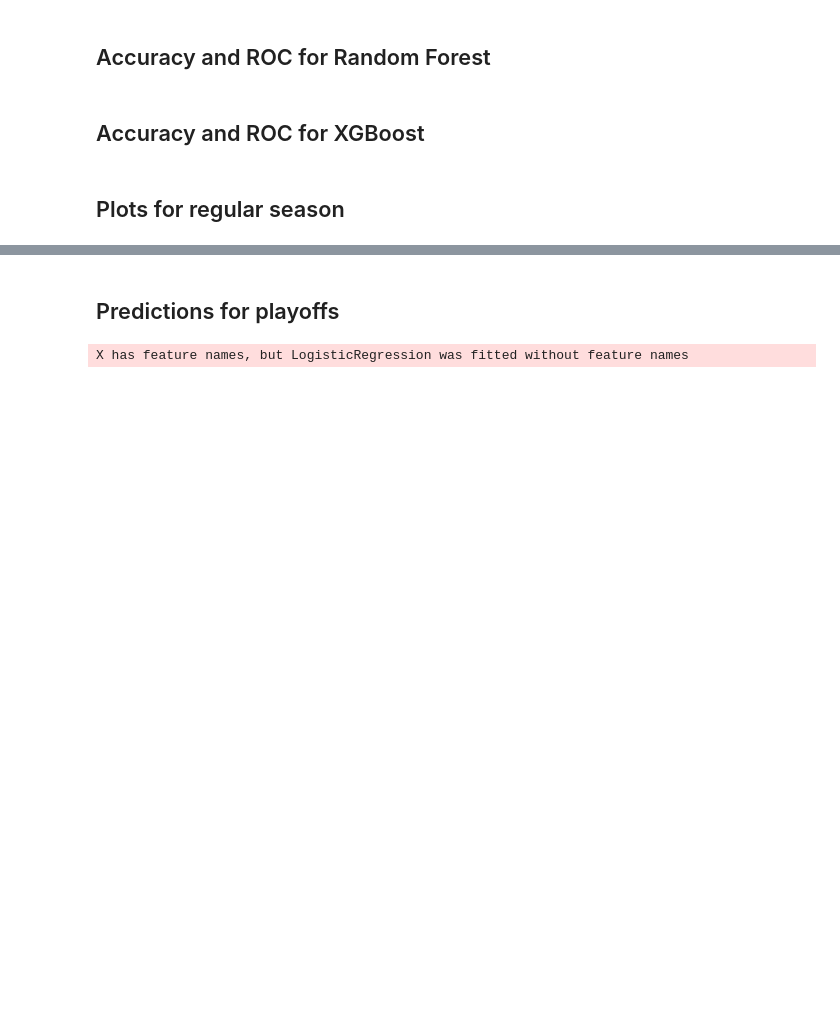
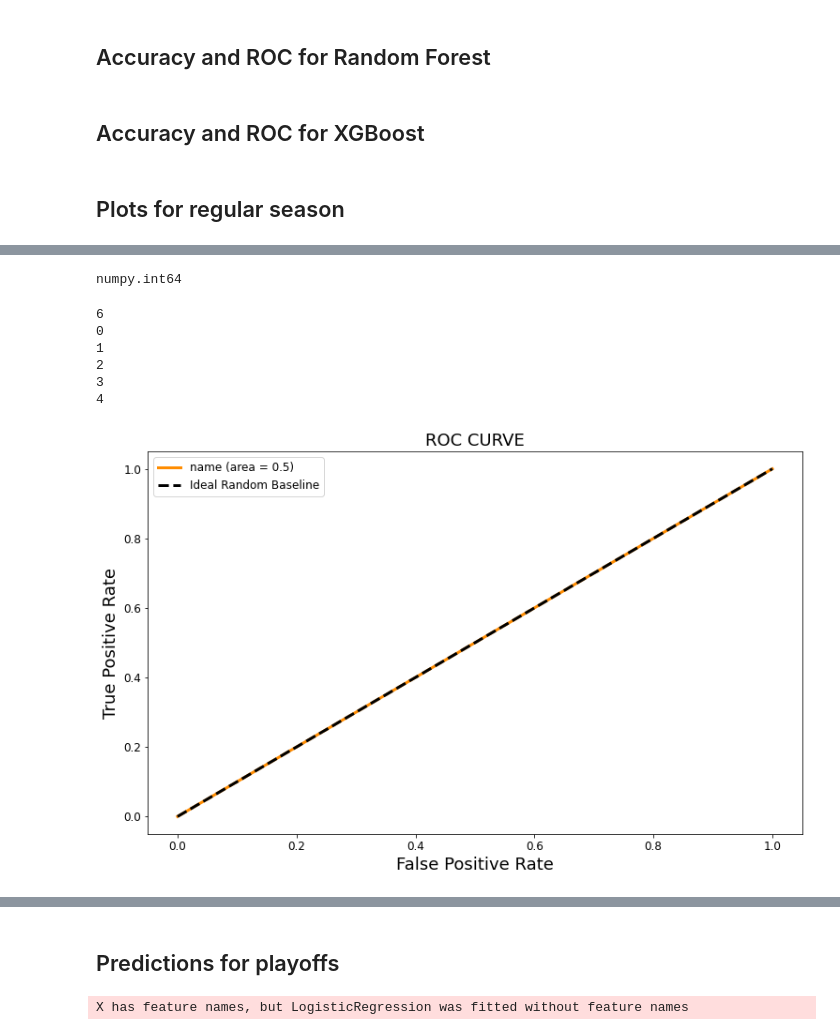
Before and after one commit to KrishnaManeeshaDendukuri/ift6758, a Jupyter notebook: ift6758-project-template-main/notebooks/Question_7_M2.ipynb, the cells around one changed output, grey strips where cells are left out. Saved outputs shown, nothing was run; the diff lists cells and outputs as text; code cells hidden in the pictures; blank space fills up the shorter version.

Commit message:
question_7 incomplete version nb

```diff
--- a/ift6758-project-template-main/notebooks/Question_7_M2.ipynb
+++ b/ift6758-project-template-main/notebooks/Question_7_M2.ipynb
@@ -124,0 +224,4 @@ report_xgb = classification_report(y, preds_xgb, output_dict=True)
+# %%
+
+df_prob = pd.DataFrame({"goal_ind":y, "preds_proba_rf": preds_proba_rf[:,1], "preds_proba_lr_da": preds_proba_lr_da[:,1],"preds_proba_lr_a": preds_proba_lr_a[:,1],"preds_proba_lr_d": preds_proba_lr_d[:,1]}) # "preds_proba_xgb": preds_proba_xgb[:,1] })
+df_prob['shot_count'] = 1
@@ -124,0 +263,4 @@ report_xgb = classification_report(y, preds_xgb, output_dict=True)
+# %%
+type(df_prob["goal_ind"].values[0])
+# %% [output]
+numpy.int64
@@ -124,0 +289,47 @@ report_xgb = classification_report(y, preds_xgb, output_dict=True)
+# %%
+from matplotlib import pyplot as plt
+def get_roc_auc_plot(df_prob, name = None):
+
+        """
+        structure dataframes before plotting
+        Saves a plot for the ROC AUC curve
+        """
+        # self.infer_model()
+        cols = df_prob.columns
+        n_models = df_prob.shape[1]
+        print(n_models)
+        for i in range(n_models-1):
+            print(i)
+            # feature_list = self.X_train.columns
+            fpr_list = []
+            tpr_list = []
+            roc_auc_list = []
+# y_test = y_test.astype(int)
+
+            fpr, tpr, _ = roc_curve(df_prob.iloc[:,0], df_prob.iloc[:,i+1])
+            # print(fpr)
+            # print("########")
+            # print(tpr)
+
+            roc_auc = auc(fpr, tpr)
+            fpr_list.append(fpr)
+            tpr_list.append(tpr)
+            roc_auc_list.append(roc_auc)
+
+            #  Call for function to plot roc
+            #-----------------------------------------------------------------------------------------------
+        df_roc=pd.DataFrame(list(zip(fpr_list,tpr_list)),columns = ['FPR','TPR'])
+        df_auc=pd.DataFrame(list(zip(roc_auc_list)),columns = ['AUC'])
+        fig = roc_auc_plot("name",df_roc,df_auc, question_no = question_no)
+        return fig
+# %%
+# perf_eval = Performance_Eval(df_prob = df_prob, question_no = question_no)
+plt = get_roc_auc_plot(df_prob = df_prob)
+# %% [output]
+6
+0
+1
+2
+3
+4
+[figure, added]
```
Also changed, not shown: parts of 21 cells of this notebook.
